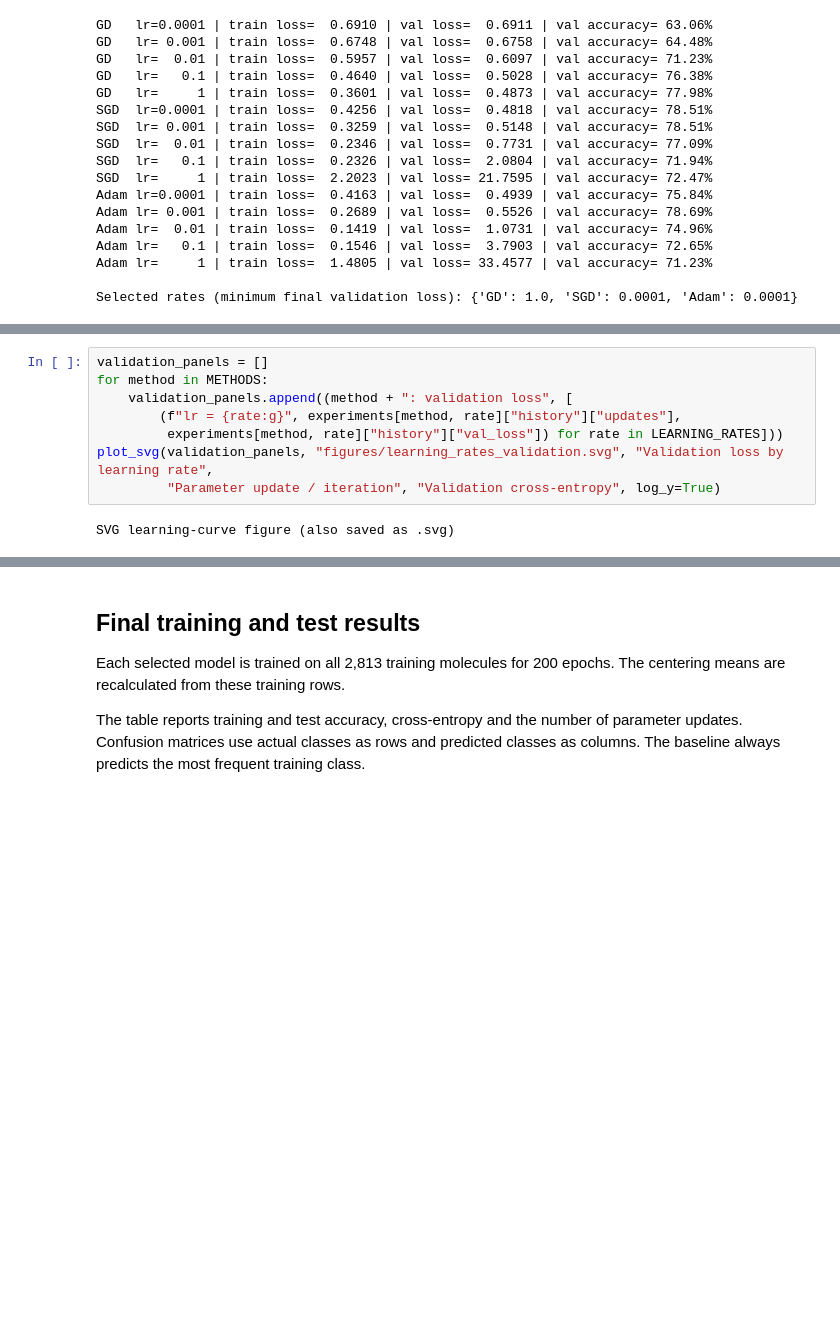
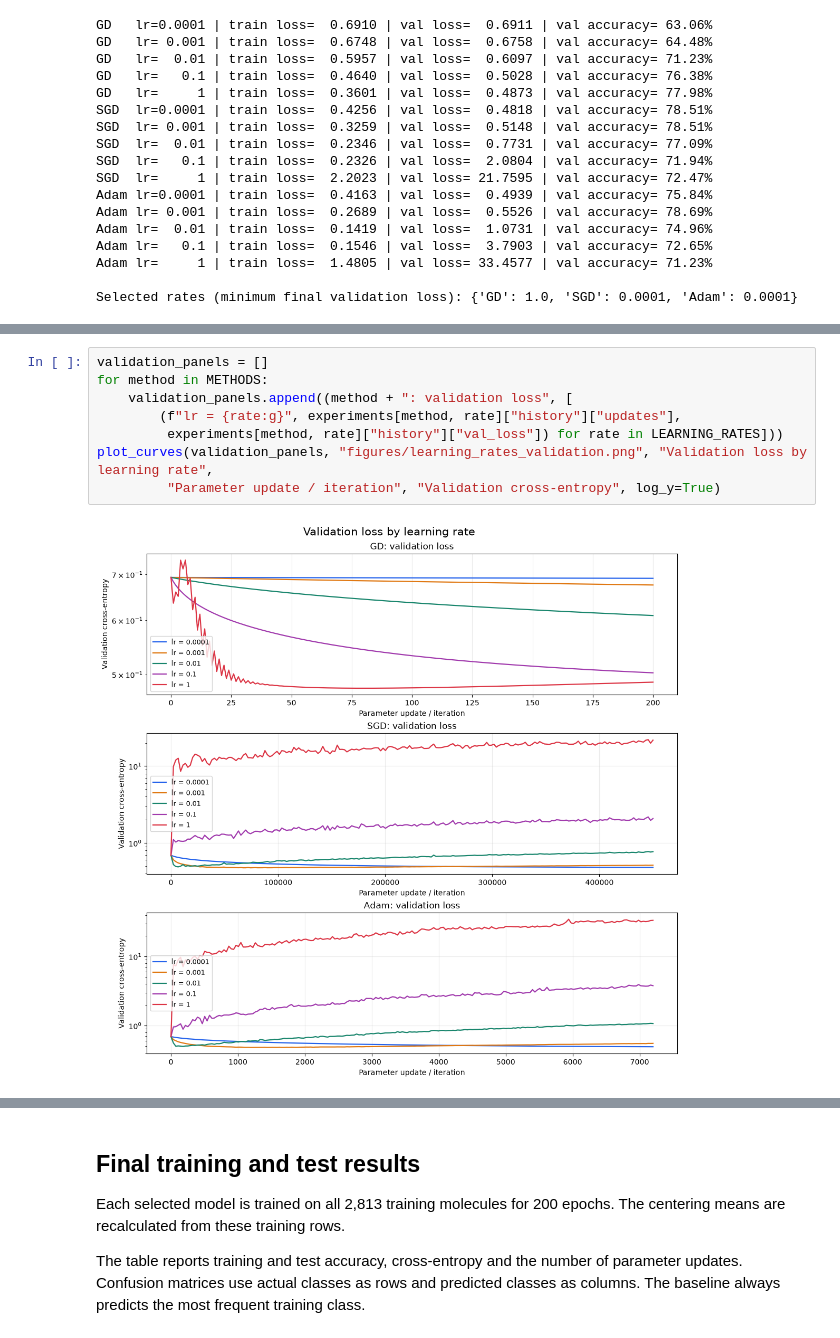
Before and after one commit to HazemDaw/MLT-Task-3-Hazem-Daw, a Jupyter notebook: Task_3_Hazem_Daw_Group_J4132.ipynb, the cells around one changed output, grey strips where cells are left out. Drawn from its saved outputs; the diff is of its cells as text; blank space fills up the shorter version.

Commit message:
Use Matplotlib plots and keep the analysis in the notebook

```diff
--- a/Task_3_Hazem_Daw_Group_J4132.ipynb
+++ b/Task_3_Hazem_Daw_Group_J4132.ipynb
@@ -439,13 +389,13 @@ SVG learning-curve figure (also saved as .svg)
 # %%
 validation_panels = []
 for method in METHODS:
     validation_panels.append((method + ": validation loss", [
         (f"lr = {rate:g}", experiments[method, rate]["history"]["updates"],
          experiments[method, rate]["history"]["val_loss"]) for rate in LEARNING_RATES]))
-plot_svg(validation_panels, "figures/learning_rates_validation.svg", "Validation loss by learning rate",
+plot_curves(validation_panels, "figures/learning_rates_validation.png", "Validation loss by learning rate",
          "Parameter update / iteration", "Validation cross-entropy", log_y=True)
 # %% [output]
-SVG learning-curve figure (also saved as .svg)
+[figure, added]
 # %%
 accuracy_series = []
 for method in METHODS:
```
Also changed, not shown: parts of 8 cells of this notebook, 13 other files.
